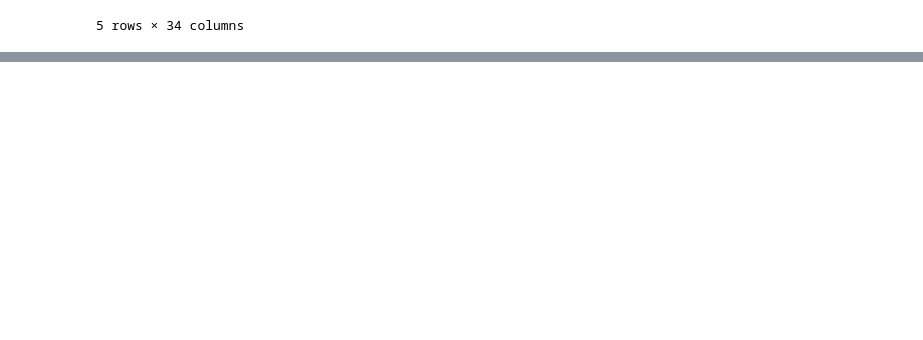
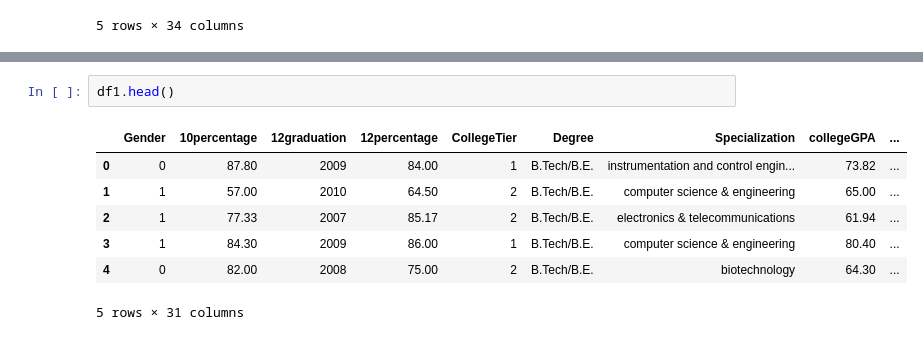
Before and after one commit to Sharzzz001/Machine-Learning-Applications-and-Kaggle-Competitions, a Jupyter notebook: Self-Projects/Engineering Salary Prediction/main.ipynb, the cells around one changed output, grey strips where cells are left out. Saved outputs shown, nothing was run; the diff lists cells and outputs as text; blank space fills up the shorter version.

```diff
--- a/Self-Projects/Engineering Salary Prediction/main.ipynb
+++ b/Self-Projects/Engineering Salary Prediction/main.ipynb
@@ -54,0 +169,10 @@ memory usage: 749.6+ KB
+# %%
+df1.head()
+# %% [output]
+|  | Gender | 10percentage | 12graduation | 12percentage | CollegeTier | Degree | Specialization | collegeGPA | ... |
+| 0 | 0 | 87.80 | 2009 | 84.00 | 1 | B.Tech/B.E. | instrumentation and control engin... | 73.82 | ... |
+| 1 | 1 | 57.00 | 2010 | 64.50 | 2 | B.Tech/B.E. | computer science & engineering | 65.00 | ... |
+| 2 | 1 | 77.33 | 2007 | 85.17 | 2 | B.Tech/B.E. | electronics & telecommunications | 61.94 | ... |
+| 3 | 1 | 84.30 | 2009 | 86.00 | 1 | B.Tech/B.E. | computer science & engineering | 80.40 | ... |
+| 4 | 0 | 82.00 | 2008 | 75.00 | 2 | B.Tech/B.E. | biotechnology | 64.30 | ... |
+5 rows × 31 columns
```
Also changed, not shown: parts of 24 cells of this notebook.
